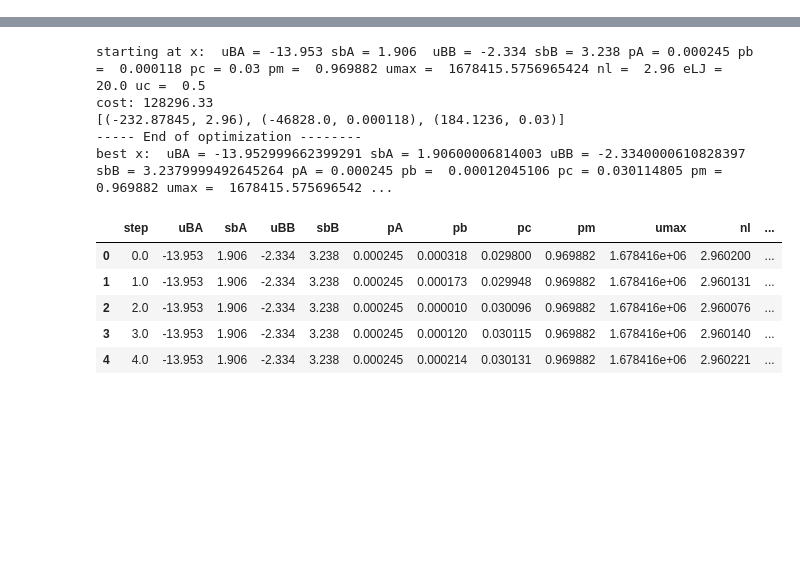
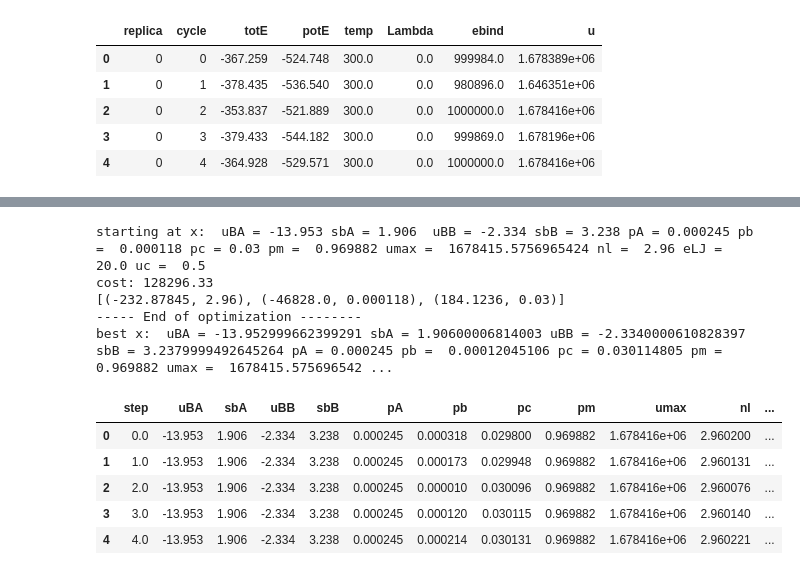
Before and after one commit to dmkilburg/femodel-tf-optimizer, a Jupyter notebook: tf_optimizer2.ipynb, the cells around one changed output, grey strips where cells are left out. Drawn from its saved outputs; the diff is of its cells as text; code cells hidden in the pictures; blank space fills up the shorter version.

```diff
--- a/tf_optimizer2.ipynb
+++ b/tf_optimizer2.ipynb
@@ -8,0 +43,12 @@ df_params = pandas.DataFrame(columns = tf_parameters)
+# %%
+kT = 1.986e-3*300.0 # [kcal/mol]
+beta = 1/kT
+bedam_data['u'] = bedam_data['ebind']*beta
+bedam_data.head()
+# %% [output]
+|  | replica | cycle | totE | potE | temp | Lambda | ebind | u |
+| 0 | 0 | 0 | -367.259 | -524.748 | 300.0 | 0.0 | 999984.0 | 1.678389e+06 |
+| 1 | 0 | 1 | -378.435 | -536.540 | 300.0 | 0.0 | 980896.0 | 1.646351e+06 |
+| 2 | 0 | 2 | -353.837 | -521.889 | 300.0 | 0.0 | 1000000.0 | 1.678416e+06 |
+| 3 | 0 | 3 | -379.433 | -544.182 | 300.0 | 0.0 | 999869.0 | 1.678196e+06 |
+| 4 | 0 | 4 | -364.928 | -529.571 | 300.0 | 0.0 | 1000000.0 | 1.678416e+06 |
```
Also changed, not shown: parts of 14 cells of this notebook.
